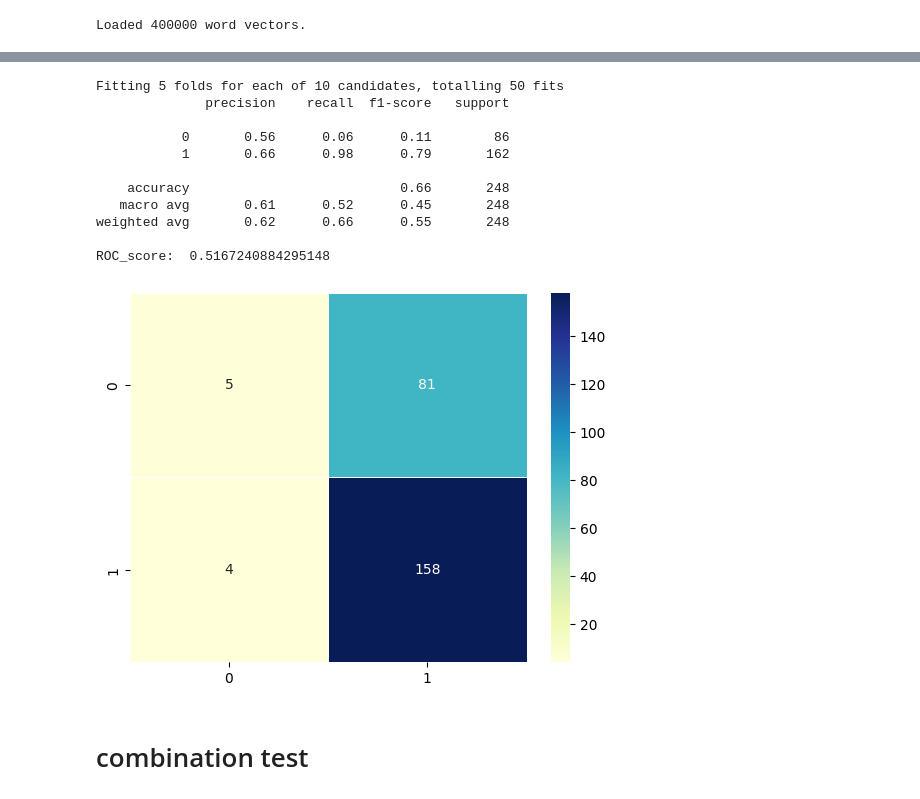
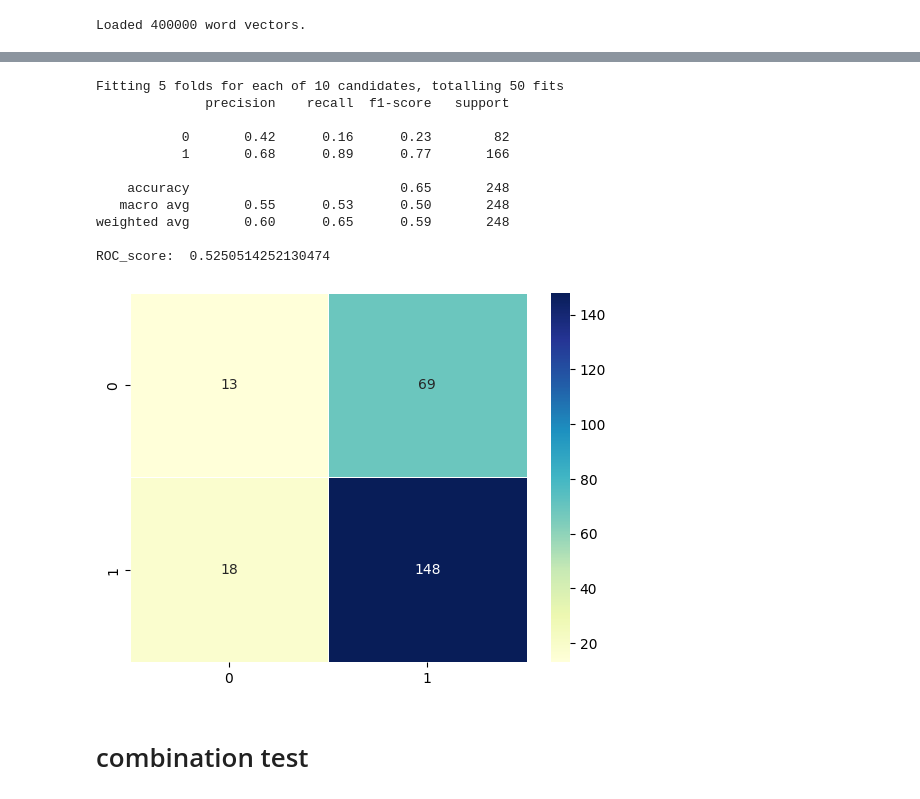
Before and after one commit to Boat84/Capstone-project, a Jupyter notebook: testing_sum_feat_jt.ipynb, the cells around one changed output, grey strips where cells are left out. Cells and saved outputs as stored; diff of their text form; code cells hidden in the pictures.

Commit message:
sum_features test script

```diff
--- a/testing_sum_feat_jt.ipynb
+++ b/testing_sum_feat_jt.ipynb
@@ -282,10 +398,10 @@ rs = RandomizedSearchCV(XGBClassifier(), param_grid, scoring='accuracy',
                   cv=5, verbose=5, n_jobs=-1, n_iter=10, random_state=0)
 
 # Fit randomized search object to data
-rs.fit(X_train, y_train)
+rs.fit(X_train_meta, y_train)
 
 rs_best = rs.best_estimator_
-y_pred = rs_best.predict(X_test)
+y_pred = rs_best.predict(X_test_meta)
 print(classification_report(y_test,y_pred))
 print('ROC_score: ', roc_auc_score(y_test, y_pred))
 cm = confusion_matrix(y_test, y_pred)
@@ -316,17 +432,22 @@ def load_glove_embeddings(file_path):
             embeddings_index[word] = coefs
     return embeddings_index
 
-embeddings_index = load_glove_embeddings('data/glove.6B/glove.6B.100d.txt')
+embeddings_index = load_glove_embeddings('data/glove.6B/glove.6B.300d.txt')
 print('Loaded %s word vectors.' % len(embeddings_index))
 # %% [output]
 Loaded 400000 word vectors.
 # %%
-def get_script_embedding(script, embeddings_index, embedding_dim=100):
+def get_script_embedding(script, embeddings_index, embedding_dim=300):
     words = script.split()
     valid_embeddings = [embeddings_index[word] for word in words if word in embeddings_index]
     if not valid_embeddings:
         return np.zeros(embedding_dim)
     return np.mean(valid_embeddings, axis=0)
 
-df_corr['script_embedding'] = df_raw_text[0].apply(lambda x: get_script_embedding(x, embeddings_index))
-X_text = np.vstack(df_corr['script_embedding'].values)
+# df_train_corr['script_embedding'] = df_raw_train[0].apply(lambda x: get_script_embedding(x, embeddings_index))
+# X_train_text = np.vstack(df_train_corr['script_embedding'].values)
+X_train_text = np.vstack(df_raw_train[0].apply(lambda x: get_script_embedding(x, embeddings_index)).values)
+
+# df_test_corr['script_embedding'] = df_raw_test[0].apply(lambda x: get_script_embedding(x, embeddings_index))
+# X_test_text = np.vstack(df_test_corr['script_embedding'].values)
+X_test_text = np.vstack(df_raw_test[0].apply(lambda x: get_script_embedding(x, embeddings_index)).values)
@@ -350,14 +454,9 @@ array([[-0.11085287,  0.21638393,  0.39579183, ..., -0.25801367,
 # %%
-y = df_corr['financial_success']
-X = X_text
-X_train, X_test, y_train, y_test = train_test_split(X, y, test_size=0.2, random_state=42)
+clf = XGBClassifier()
+clf.fit(X_train_text, y_train)
 
-
-clf = XGBClassifier()
-clf.fit(X_train, y_train)
-
-y_pred_train = clf.predict(X_train)
-y_pred = clf.predict(X_test)
+y_pred_train = clf.predict(X_train_text)
+y_pred = clf.predict(X_test_text)
 
 # Print accuracy of our model
 print("Accuracy on train set:", round(accuracy_score(y_train, y_pred_train), 2))
@@ -388,41 +487,41 @@ weighted avg       0.59      0.64      0.58       248
 # %%
 # Define parameter grid for randomized search
 param_grid = {
         'min_child_weight': [1, 5, 10],
         'gamma': [0, 0.5, 1,  2, 5],
         'subsample': [0.6, 0.8, 1.0],
         'colsample_bytree': [0.6, 0.8, 1.0],
         'max_depth': [3, 5,  9],
         'learning_rate' : [0.1, 0.3, 1.0],
         'lambda' : [0.3, 1, 5]
         }
 
 
 # Instantiate random search and define the metric to optimize
 rs = RandomizedSearchCV(XGBClassifier(), param_grid, scoring='accuracy',
                   cv=5, verbose=5, n_jobs=-1, n_iter=10, random_state=0)
 
 # Fit randomized search object to data
-rs.fit(X_train, y_train)
+rs.fit(X_train_text, y_train)
 
 rs_best = rs.best_estimator_
-y_pred = rs_best.predict(X_test)
+y_pred = rs_best.predict(X_test_text)
 print(classification_report(y_test,y_pred))
 print('ROC_score: ', roc_auc_score(y_test, y_pred))
 cm = confusion_matrix(y_test, y_pred)
 sns.heatmap(cm, cmap='YlGnBu', annot=True, fmt='d', linewidths=.5);
 # %% [output]
 Fitting 5 folds for each of 10 candidates, totalling 50 fits
               precision    recall  f1-score   support
 
-           0       0.56      0.06      0.11        86
-           1       0.66      0.98      0.79       162
+           0       0.42      0.16      0.23        82
+           1       0.68      0.89      0.77       166
 
-    accuracy                           0.66       248
-   macro avg       0.61      0.52      0.45       248
-weighted avg       0.62      0.66      0.55       248
+    accuracy                           0.65       248
+   macro avg       0.55      0.53      0.50       248
+weighted avg       0.60      0.65      0.59       248
 
-ROC_score:  0.5167240884295148
+ROC_score:  0.5250514252130474
-[figure, old version]
+[figure, new version]
 # %% [markdown]
 # combination test
```
Also changed, not shown: parts of 36 cells of this notebook.
